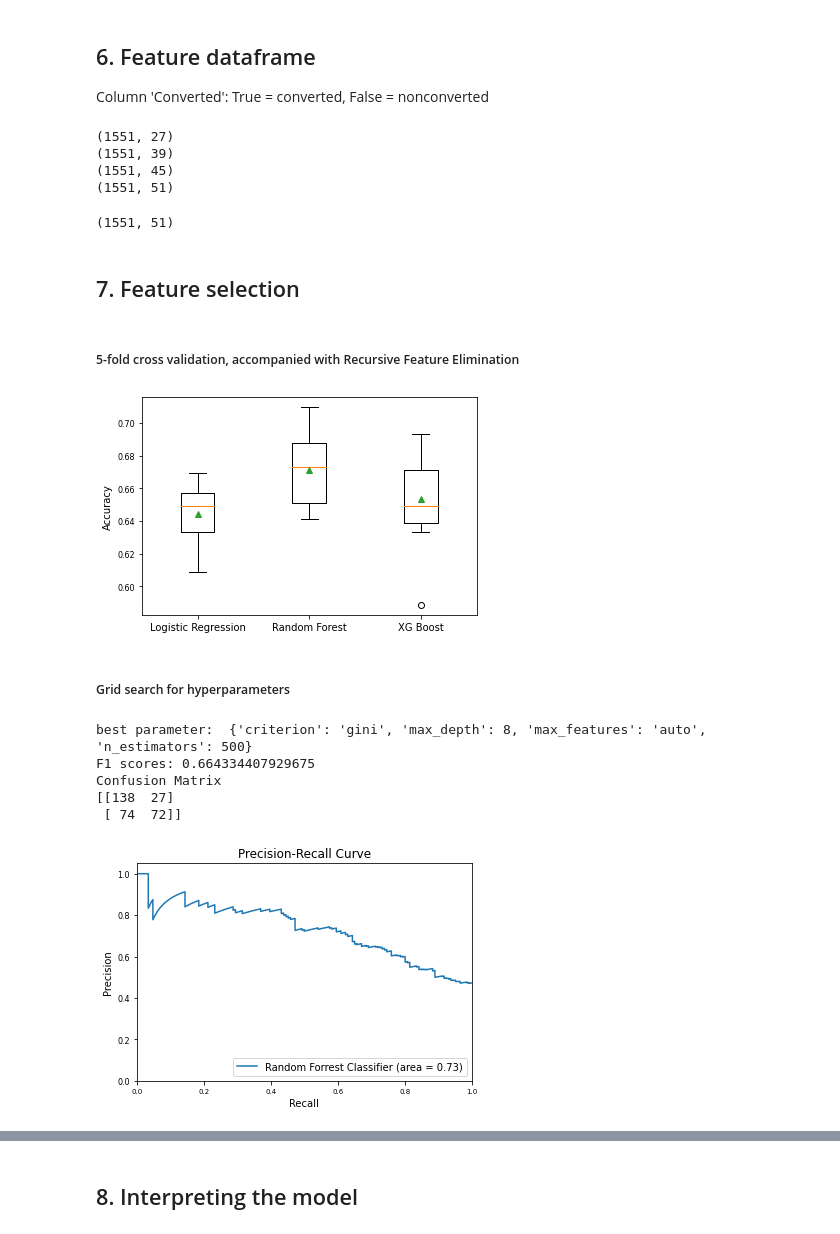
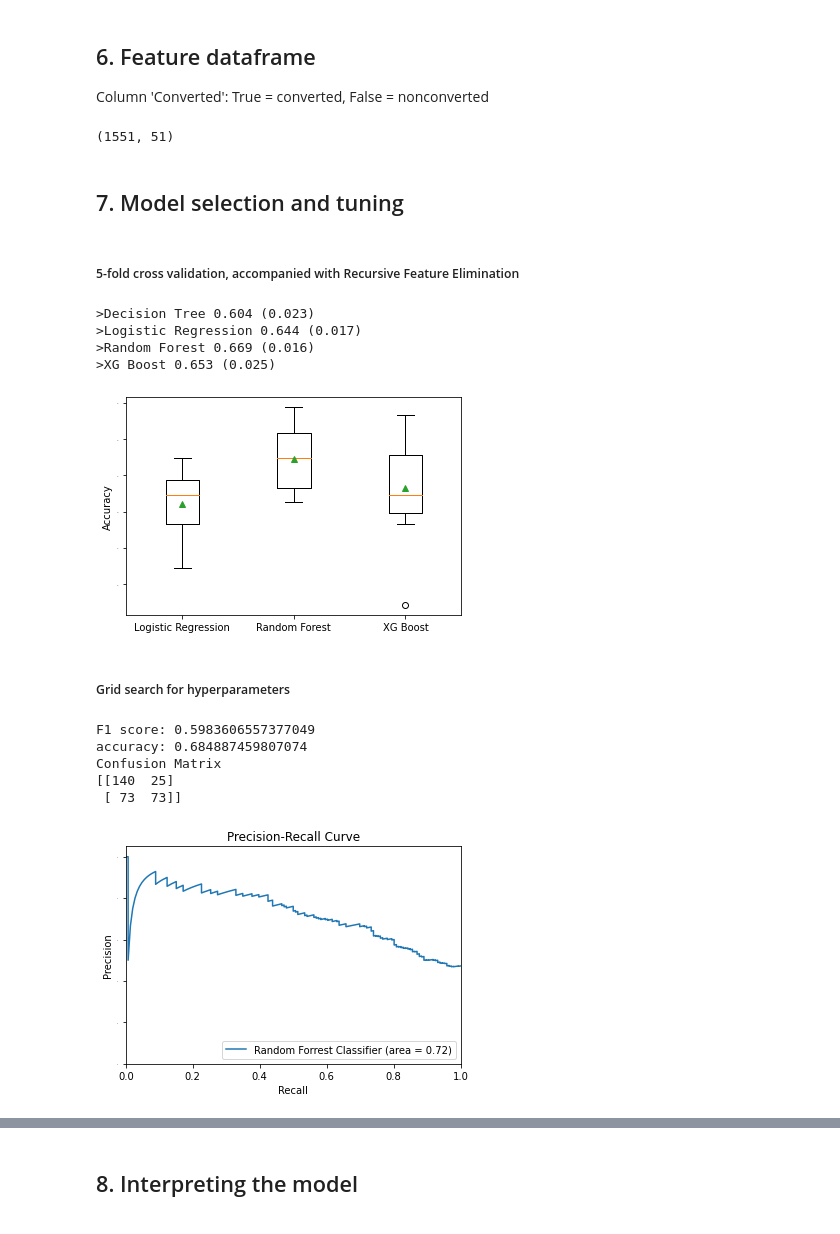
Before and after one commit to mpham93/Keep_Running, a Jupyter notebook: notebooks/Trial_Users.ipynb, the cells around one changed output, grey strips where cells are left out. Cells and saved outputs as stored; diff of their text form; code cells hidden in the pictures.

```diff
--- a/notebooks/Trial_Users.ipynb
+++ b/notebooks/Trial_Users.ipynb
@@ -208,22 +176,22 @@ feature_df_new = iterate_feature_type (b4_activity, 'b4Trial', feature_df)
 feature_df_new = iterate_feature_type (trial_activity, '7dTrial', feature_df_new)
 feature_df_new = iterate_feature_type (trial2_activity, '2dTrial', feature_df_new)
 feature_df_new = iterate_feature_type (b4_duringTrial_activity, 'b4_duringTrial', feature_df_new)
+
+feature_df_new = feature_df_new.fillna(0)
+feature_df_new.shape
 # %% [output]
-(1551, 27)
-(1551, 39)
-(1551, 45)
 (1551, 51)
-# %%
-feature_df_new = feature_df_new.fillna(0)
-feature_df_new.shape
-# %% [output]
-(1551, 51)
 # %% [markdown]
-## 7. Feature selection
+## 7. Model selection and tuning
 # %%
 # define datasets
 X = feature_df_new.loc[:,feature_df_new.columns!='Converted']
 y = feature_df_new['Converted']
+try:
+    X_p= pd.read_csv('../results/X', index_col='user')
+    X = X.loc[X_p.index,:] # to reproduce the same indexed dataframe
+except:
+    pass
 X = X.astype('int32')
 X_train, X_test, y_train, y_test = train_test_split(X, y, test_size=0.2, random_state=0)
 # %% [markdown]
@@ -246,46 +214,38 @@ def get_models():
     # XGB
 	rfe = RFECV(estimator=XGBClassifier())
 	model = XGBClassifier()
 	models['XG Boost'] = Pipeline(steps=[('s',rfe),('m',model)])
-    # lr-dt
-	rfe = RFECV(estimator=DecisionTreeClassifier())
-	model = LogisticRegression()
-	models['Logistic Regression - dt'] = Pipeline(steps=[('s',rfe),('m',model)])
-	# rf-dt
-	rfe = RFECV(estimator=DecisionTreeClassifier())
-	model = RandomForestClassifier()
-	models['Random Forest - dt'] = Pipeline(steps=[('s',rfe),('m',model)])
-    # XGB-dt
-	rfe = RFECV(estimator=DecisionTreeClassifier())
-	model = XGBClassifier()
-	models['XG Boost - dt'] = Pipeline(steps=[('s',rfe),('m',model)])
 	return models
 
 # evaluate a give model using cross-validation
 def evaluate_model(model, X, y):
 	cv = RepeatedStratifiedKFold(n_splits=5, n_repeats=3, random_state=1)
 	scores = cross_val_score(model, X, y, scoring='accuracy', cv=cv, n_jobs=-1)
 	return scores
 
 # get the models to evaluate
 models = get_models()
 
 # evaluate the models and store results
 results, names = list(), list()
 for name, model in models.items():
 	scores = evaluate_model(model, X_train, y_train)
 	results.append(scores)
 	names.append(name)
 	print('>%s %.3f (%.3f)' % (name, mean(scores), std(scores)))
 
 # plot model performance for comparison
 plt.boxplot(results[1:4], labels=names[1:4], showmeans=True)
 plt.ylabel('Accuracy', fontsize = 10)
 plt.xticks(fontsize = 10)
 plt.savefig('../results/RFECV_models.png', dpi = 400, transparent = True)
 plt.show()
 # %% [output]
+>Decision Tree 0.604 (0.023)
+>Logistic Regression 0.644 (0.017)
+>Random Forest 0.669 (0.016)
+>XG Boost 0.653 (0.025)
-[figure, old version]
+[figure, new version]
 # %% [markdown]
 ##### Grid search for hyperparameters
 # %%
@@ -301,12 +261,12 @@ y_pred_baseline = baseline_rfc.predict(X_test)
 print ('best parameter: ', baseline_rfc.best_params_)
 plot_AUC(baseline_rfc, X_test, y_test)
 # %% [output]
-best parameter:  {'criterion': 'gini', 'max_depth': 8, 'max_features': 'auto', 'n_estimators': 500}
-F1 scores: 0.664334407929675
+F1 score: 0.5983606557377049
+accuracy: 0.684887459807074
 Confusion Matrix
-[[138  27]
- [ 74  72]]
+[[140  25]
+ [ 73  73]]
-[figure, old version]
+[figure, new version]
 # %%
 # Grid search for hyperparameters
 # Random forest with Recursive feature elimination
```
Also changed, not shown: parts of 36 cells of this notebook, 1 other file.
